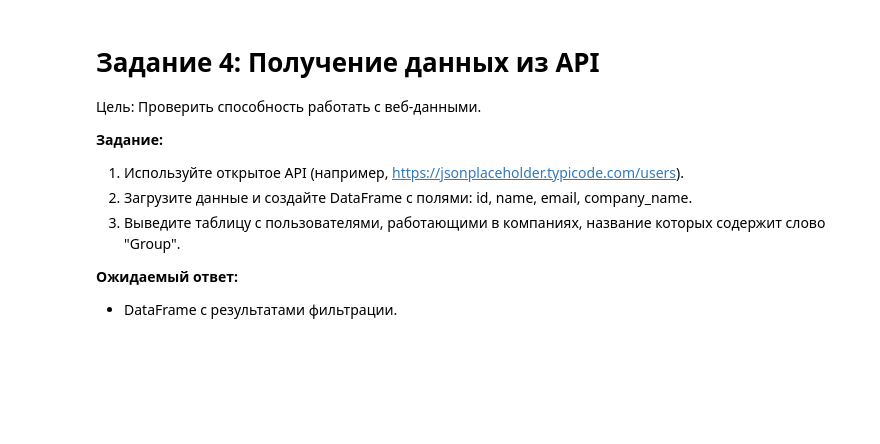
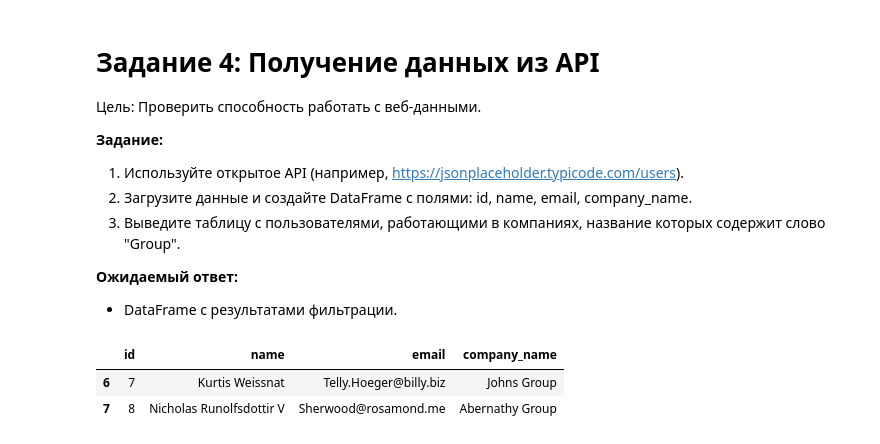
Before and after one commit to nikolay-grudanov/MEPHI-SF_ML, a Jupyter notebook: academic-semester-1/python_for_data_analysis/exam/exam_gna.ipynb, the cells around one changed output. Cells and saved outputs as stored; diff of their text form; code cells hidden in the pictures; blank space fills up the shorter version.

```diff
--- a/academic-semester-1/python_for_data_analysis/exam/exam_gna.ipynb
+++ b/academic-semester-1/python_for_data_analysis/exam/exam_gna.ipynb
@@ -218,3 +437,29 @@ region (регион).
 **Ожидаемый ответ:**
 
 * DataFrame с результатами фильтрации.
+# %%
+import requests
+import pandas as pd
+
+# Загрузка данных из API
+url = "https://jsonplaceholder.typicode.com/users"
+response = requests.get(url)
+data = response.json()
+
+# Создание DataFrame с нужными полями
+df = pd.DataFrame(data)
+df = df[['id', 'name', 'email', 'company']]
+
+# Извлечение названия компании из вложенного словаря
+df['company_name'] = df['company'].apply(lambda x: x['name'])
+df = df.drop(columns=['company'])
+
+# Фильтрация пользователей, работающих в компаниях со словом "Group"
+filtered_df = df[df['company_name'].str.contains("Group", case=False)]
+
+# Результат
+filtered_df
+# %% [output]
+|  | id | name | email | company_name |
+| 6 | 7 | Kurtis Weissnat | Telly.Hoeger@billy.biz | Johns Group |
+| 7 | 8 | Nicholas Runolfsdottir V | Sherwood@rosamond.me | Abernathy Group |
```
Also changed, not shown: parts of 11 cells of this notebook, 2 other files.
